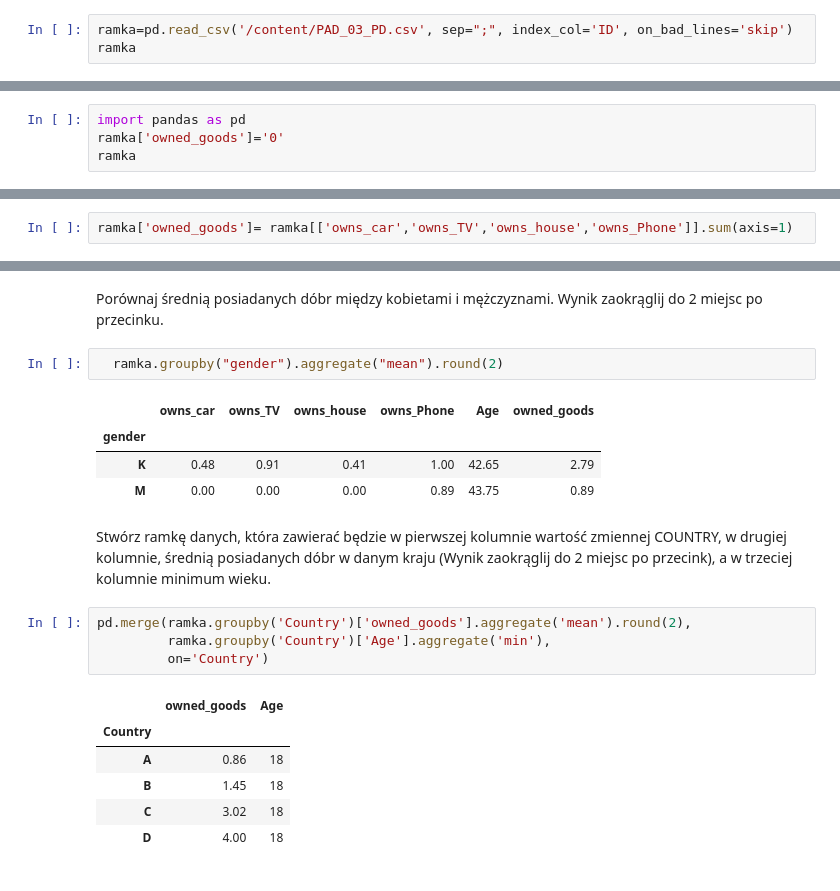
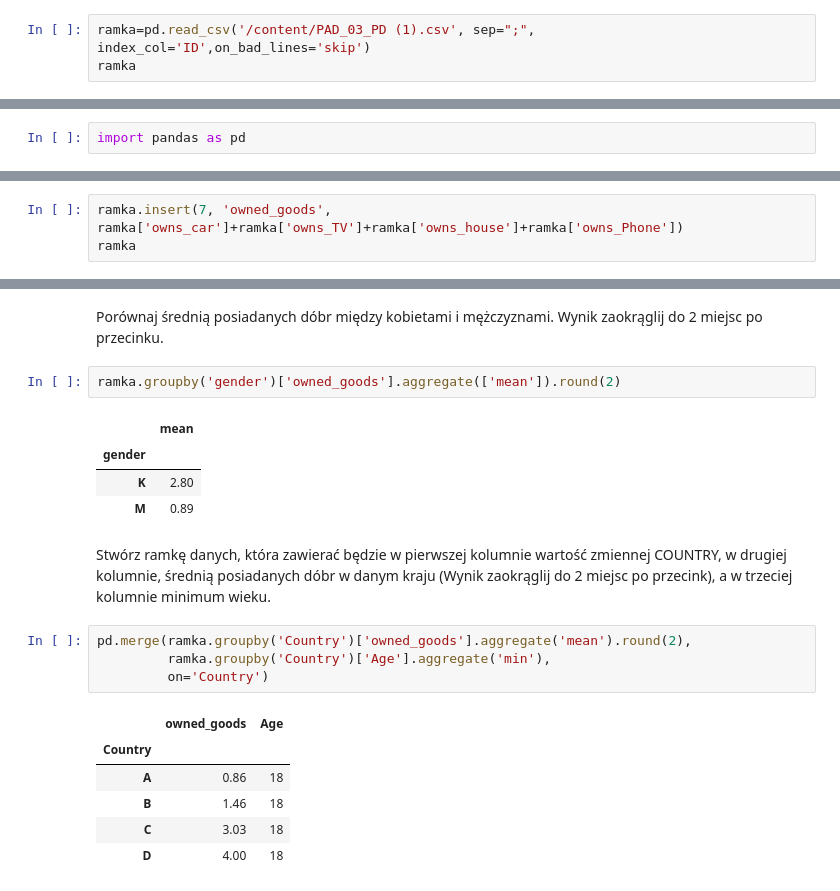
Before and after one commit to aniabor/Homework-PAD13c, a Jupyter notebook: 03_pandas_zadania.ipynb, the cells around one changed output, grey strips where cells are left out. Saved outputs shown, nothing was run; the diff lists cells and outputs as text.

```diff
--- a/03_pandas_zadania.ipynb
+++ b/03_pandas_zadania.ipynb
@@ -310,7 +304,7 @@ Wgraj dane z pliku DANE_PAD_O3.csv jako ramkę danych.
 
 Oblicz liczebność każdej wartości w kolumnie COUNTRY.
 # %%
-ramka=pd.read_csv('/content/PAD_03_PD.csv', sep=";", index_col='ID', on_bad_lines='skip')
+ramka=pd.read_csv('/content/PAD_03_PD (1).csv', sep=";", index_col='ID',on_bad_lines='skip')
 ramka
 # %% [output]
 |  | Country | owns_car | owns_TV | owns_house | owns_Phone | gender | Age |
@@ -341,5 +335,3 @@ Name: Country, dtype: int64
 W nowej kolumnie ‘owned_goods’ dodaj zmienną, która będzie informowała o liczbie posiadanych dóbr (zliczyć ile dana osoba posiada w sumie dóbr).
 # %%
 import pandas as pd
-ramka['owned_goods']='0'
-ramka
@@ -361,2 +338,3 @@ ramka
 # %%
-ramka['owned_goods']= ramka[['owns_car','owns_TV','owns_house','owns_Phone']].sum(axis=1)
+ramka.insert(7, 'owned_goods', ramka['owns_car']+ramka['owns_TV']+ramka['owns_house']+ramka['owns_Phone'])
+ramka
@@ -380,12 +356,12 @@ ramka
 # %% [markdown]
 Porównaj średnią posiadanych dóbr między kobietami i mężczyznami. Wynik zaokrąglij do 2 miejsc po przecinku.
 # %%
-  ramka.groupby("gender").aggregate("mean").round(2)
+ramka.groupby('gender')['owned_goods'].aggregate(['mean']).round(2)
 # %% [output]
-|  | owns_car | owns_TV | owns_house | owns_Phone | Age | owned_goods |
-| gender |  |  |  |  |  |  |
-| K | 0.48 | 0.91 | 0.41 | 1.00 | 42.65 | 2.79 |
-| M | 0.00 | 0.00 | 0.00 | 0.89 | 43.75 | 0.89 |
+|  | mean |
+| gender |  |
+| K | 2.80 |
+| M | 0.89 |
 # %% [markdown]
 Stwórz ramkę danych, która zawierać będzie w pierwszej kolumnie wartość zmiennej COUNTRY, w drugiej kolumnie, średnią posiadanych dóbr w danym kraju (Wynik zaokrąglij do 2 miejsc po przecink), a w trzeciej kolumnie minimum wieku.
 # %%
@@ -396,6 +372,6 @@ pd.merge(ramka.groupby('Country')['owned_goods'].aggregate('mean').round(2),
 |  | owned_goods | Age |
 | Country |  |  |
 | A | 0.86 | 18 |
-| B | 1.45 | 18 |
-| C | 3.02 | 18 |
+| B | 1.46 | 18 |
+| C | 3.03 | 18 |
 | D | 4.00 | 18 |
```
Also changed, not shown: parts of 6 cells of this notebook.
